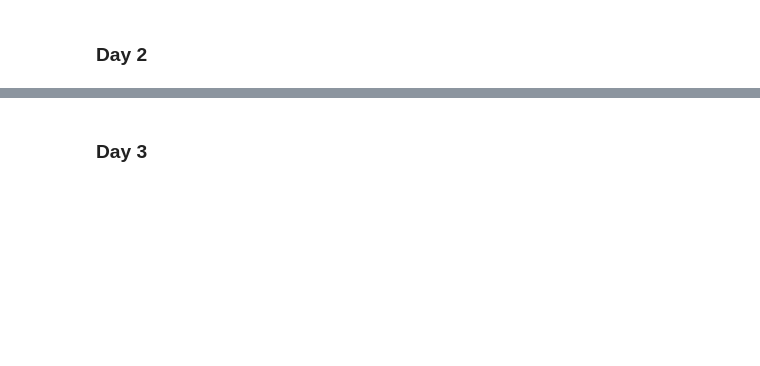
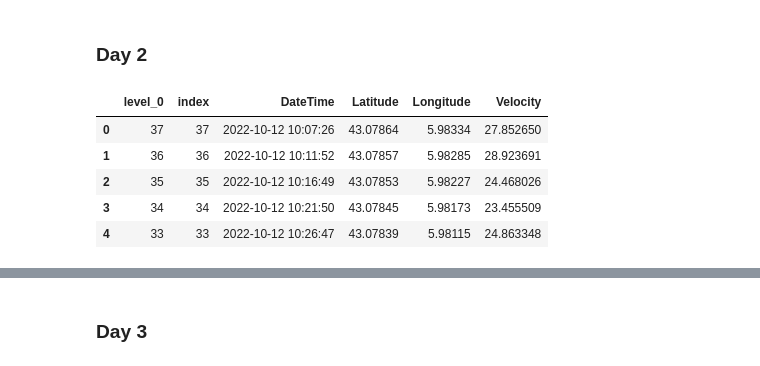
Before and after one commit to olanrewajufarooq/OceanographyAnalysis, a Jupyter notebook: Python/drifter.ipynb, the cells around one changed output, grey strips where cells are left out. Saved outputs shown, nothing was run; the diff lists cells and outputs as text; code cells hidden in the pictures; blank space fills up the shorter version.

```diff
--- a/Python/drifter.ipynb
+++ b/Python/drifter.ipynb
@@ -375,24 +504,31 @@ D1.data['0119']
 # %%
 # Define the Day 1 Parameters
 working_dir = "Data/2022/Day2"
 
 # Create an Instance of the Drifter Class
 D2 = Drifters("2022-2")
 
 # Read the Data
 D2.read_data(f"{working_dir}/drifters/")
 
 # Read the Logsheet
 D2.read_logsheet(f"{working_dir}/drifters-logsheet.csv")
 
 # Shift time for the data
 D2.time_shift(2)
 
 # Extract Valid Data
 D2.extract_data()
 
 # Compute Velocity
 D2.compute_velocity()
 
 # Visualize the first 5 items of the modified data
-D2.data['0119']
+D2.data['0119'].head()
+# %% [output]
+|  | level_0 | index | DateTime | Latitude | Longitude | Velocity |
+| 0 | 37 | 37 | 2022-10-12 10:07:26 | 43.07864 | 5.98334 | 27.852650 |
+| 1 | 36 | 36 | 2022-10-12 10:11:52 | 43.07857 | 5.98285 | 28.923691 |
+| 2 | 35 | 35 | 2022-10-12 10:16:49 | 43.07853 | 5.98227 | 24.468026 |
+| 3 | 34 | 34 | 2022-10-12 10:21:50 | 43.07845 | 5.98173 | 23.455509 |
+| 4 | 33 | 33 | 2022-10-12 10:26:47 | 43.07839 | 5.98115 | 24.863348 |
```
Also changed, not shown: parts of 24 cells of this notebook, 1 other file.
